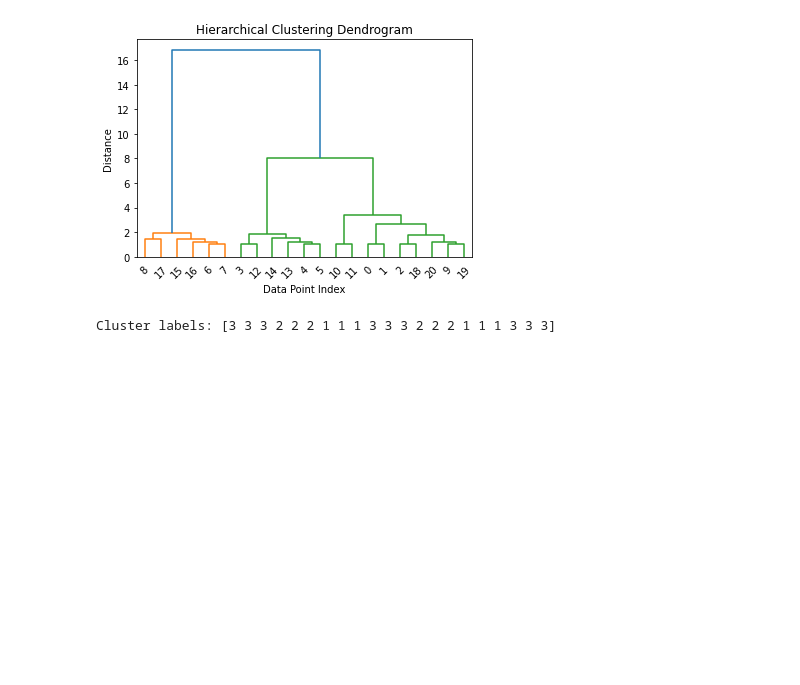
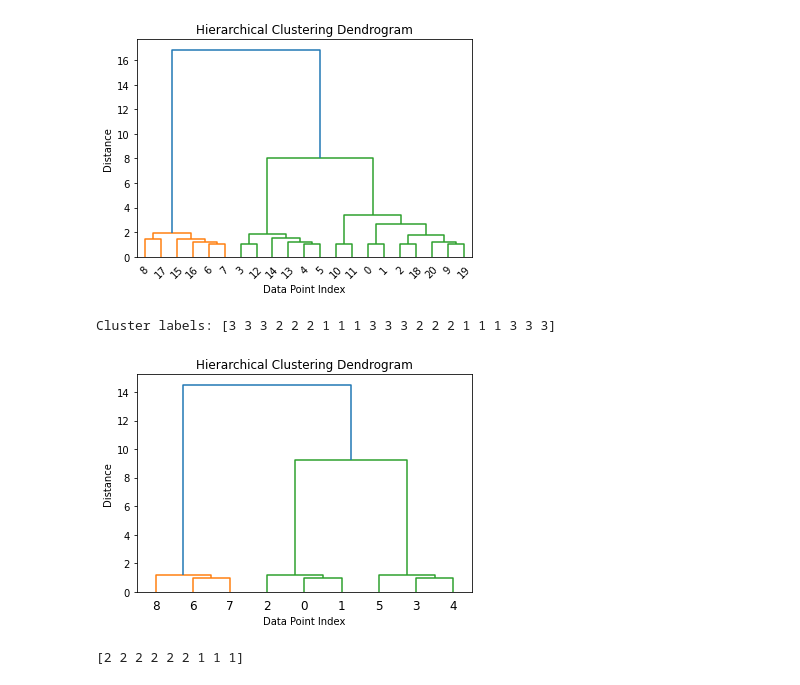
Before and after one commit to Priyanshu4/CSE-5819-Project, a Jupyter notebook: hclust/main.ipynb, the cells around one changed output. Drawn from its saved outputs; the diff is of its cells as text; code cells hidden in the pictures; blank space fills up the shorter version.

```diff
--- a/hclust/main.ipynb
+++ b/hclust/main.ipynb
@@ -95,3 +95,30 @@ print("Cluster labels:", cluster_labels)
 Cluster labels: [2 2 2 3 3 3 1 1 1]
 [figure]
 Cluster labels: [3 3 3 2 2 2 1 1 1 3 3 3 2 2 2 1 1 1 3 3 3]
+# %%
+from scipy.cluster.hierarchy import dendrogram, fcluster, linkage
+import matplotlib.pyplot as plt
+
+# Sample data
+data = np.array([[1, 2], [2, 2], [2, 3], [8, 8], [9, 8], [9, 9], [15, 15], [16, 15], [16, 16]])
+
+# Perform hierarchical clustering and create a dendrogram
+linkage_matrix = linkage(data, method='average')
+dendrogram(linkage_matrix, orientation='top')
+plt.title('Hierarchical Clustering Dendrogram')
+plt.xlabel('Data Point Index')
+plt.ylabel('Distance')
+plt.show()
+
+# Choose a height (distance threshold) to cut the dendrogram
+height_threshold = 10  # Adjust this value based on the dendrogram visualization
+
+# Use fcluster to assign data points to clusters
+cluster_labels = fcluster(linkage_matrix, t=height_threshold, criterion='distance')
+
+
+# Now, cluster_labels contains the cluster assignments for each data point
+print(cluster_labels)
+# %% [output]
+[figure, added]
+[2 2 2 2 2 2 1 1 1]
```
Also changed, not shown: parts of 2 cells of this notebook.
